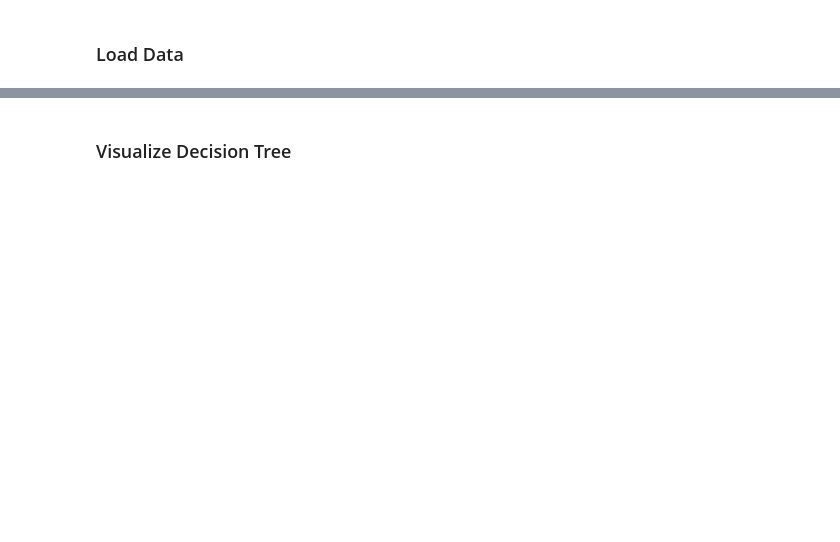
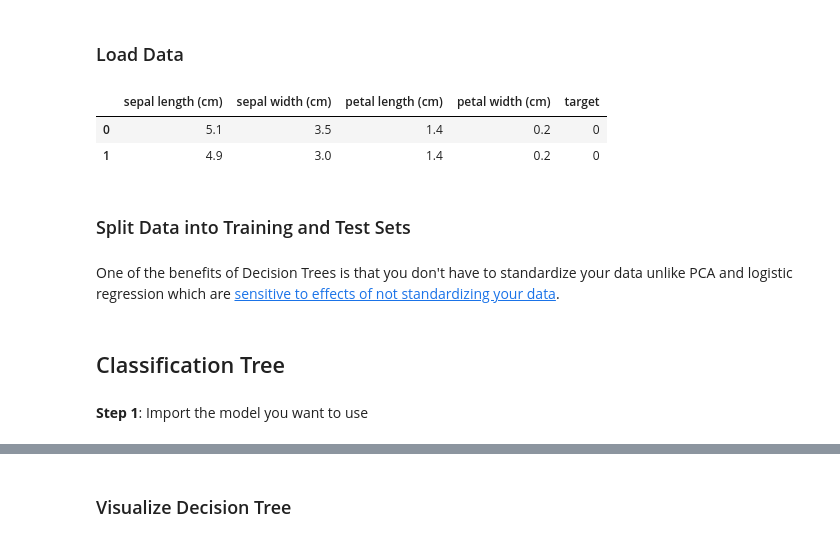
Before and after one commit to mGalarnyk/Python_Tutorials, a Jupyter notebook: Sklearn/DecisionTrees/DecisionTreeAnatomy.ipynb, the cells around one changed output, grey strips where cells are left out. Drawn from its saved outputs; the diff is of its cells as text; code cells hidden in the pictures; blank space fills up the shorter version.

```diff
--- a/Sklearn/DecisionTrees/DecisionTreeAnatomy.ipynb
+++ b/Sklearn/DecisionTrees/DecisionTreeAnatomy.ipynb
@@ -13,0 +12,15 @@ clf = clf.fit(iris.data, iris.target)
+# %%
+import pandas as pd
+from sklearn.datasets import load_iris
+data = load_iris()
+
+df = pd.DataFrame(data.data, columns=data.feature_names)
+df['target'] = data.target
+# %%
+df.head(2)
+# %% [output]
+|  | sepal length (cm) | sepal width (cm) | petal length (cm) | petal width (cm) | target |
+| 0 | 5.1 | 3.5 | 1.4 | 0.2 | 0 |
+| 1 | 4.9 | 3.0 | 1.4 | 0.2 | 0 |
+# %% [markdown]
+### Split Data into Training and Test Sets
@@ -13,0 +30,6 @@ clf = clf.fit(iris.data, iris.target)
+# %% [markdown]
+One of the benefits of Decision Trees is that you don't have to standardize your data unlike PCA and logistic regression which are [sensitive to effects of not standardizing your data](http://scikit-learn.org/stable/auto_examples/preprocessing/plot_scaling_importance.html#sphx-glr-auto-examples-preprocessing-plot-scaling-importance-py).
+# %% [markdown]
+## Classification Tree
+# %% [markdown]
+<b>Step 1</b>: Import the model you want to use
```
Also changed, not shown: parts of 20 cells of this notebook, 3 other files.
